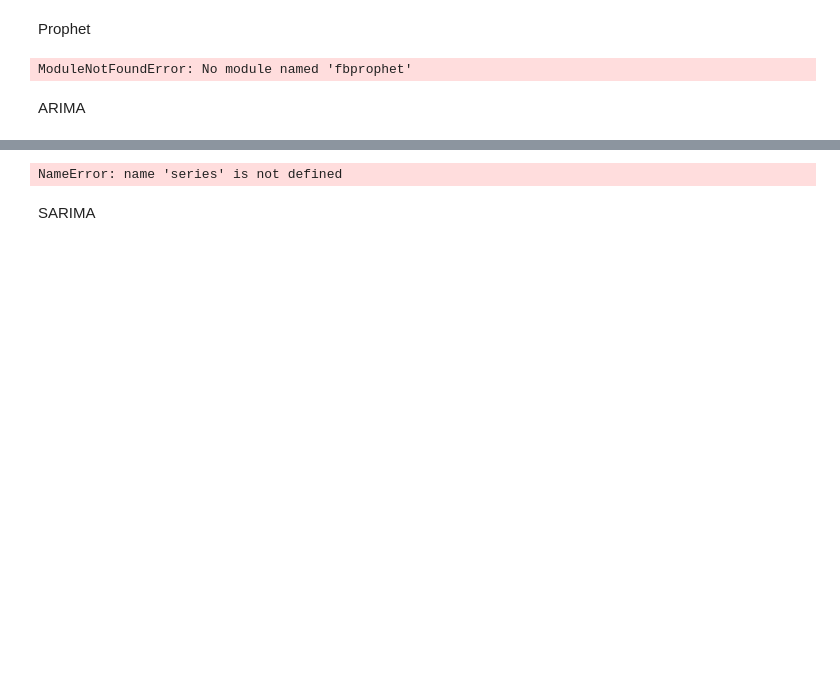
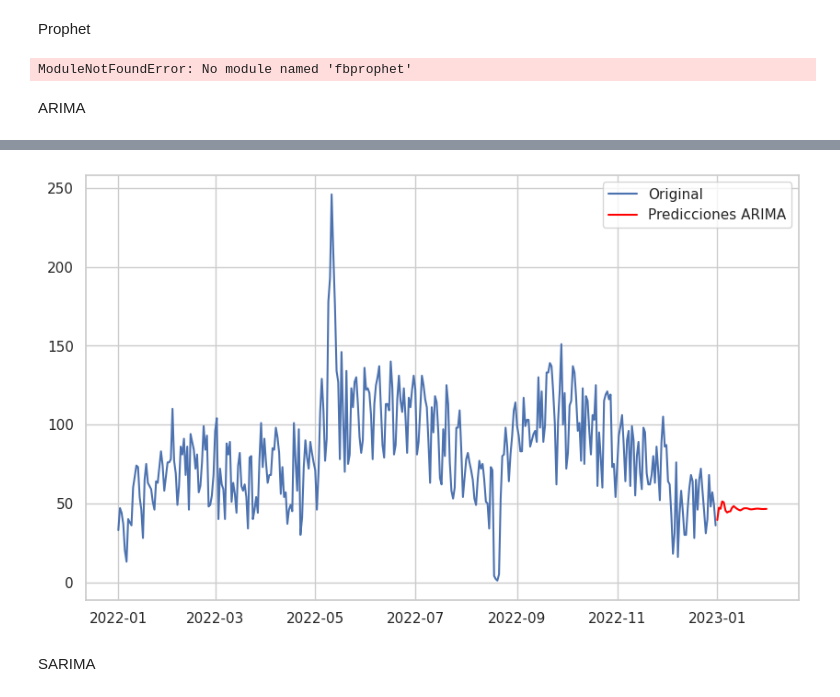
Before and after one commit to Munchkinland/BiciMad-2.0, a Jupyter notebook: prediccionDemanda.ipynb, the cells around one changed output, grey strips where cells are left out. Cells and saved outputs as stored; diff of their text form; code cells hidden in the pictures; blank space fills up the shorter version.

Commit message:
arima revisado

```diff
--- a/prediccionDemanda.ipynb
+++ b/prediccionDemanda.ipynb
@@ -620,35 +673,35 @@ import matplotlib.pyplot as plt
 import pandas as pd
 import pickle
 
 # Asumir que 'daily_trips' es un DataFrame que ya tienes, y 'unlock_date' y 'total_trips' son columnas en este DataFrame
 
 # Definir la serie temporal a partir de un DataFrame genérico
 # series = daily_trips.set_index('unlock_date')['total_trips']
 
 # Para este ejemplo, usaré una serie temporal genérica. Reemplaza esto con tu propia serie temporal.
 # series = pd.Series([1.2, 3.4, 3.4, ...], index=pd.date_range(start='2022-01-01', periods=100))
 
 # Ajustar el modelo ARIMA
 model_arima = ARIMA(series, order=(5,1,0))  # Ajusta los parámetros según necesidad
 results_arima = model_arima.fit()
 
 # Predicciones
 preds_arima = results_arima.predict(start=len(series), end=len(series)+30)  # Predice los próximos 30 días
 
 # Graficar predicciones
 plt.figure(figsize=(10,6))
 plt.plot(series, label='Original')
 plt.plot(preds_arima, label='Predicciones ARIMA', color='red')
 plt.legend()
 plt.show()
 
 # Guardar el modelo ARIMA entrenado
-with open('prediccionDemanda_model_arima.pkl', 'wb') as pkl:
+with open('prediccionDemanda_model_arima_review.pkl', 'wb') as pkl:
     pickle.dump(results_arima, pkl)
 
 # El modelo se ha guardado como 'model_arima.pkl' y puede ser cargado luego usando pickle.load()
 # %% [output]
-NameError: name 'series' is not defined
+[figure, added]
 # %% [markdown]
 SARIMA
 # %%
```
Also changed, not shown: parts of 9 cells of this notebook, 8 other files.
